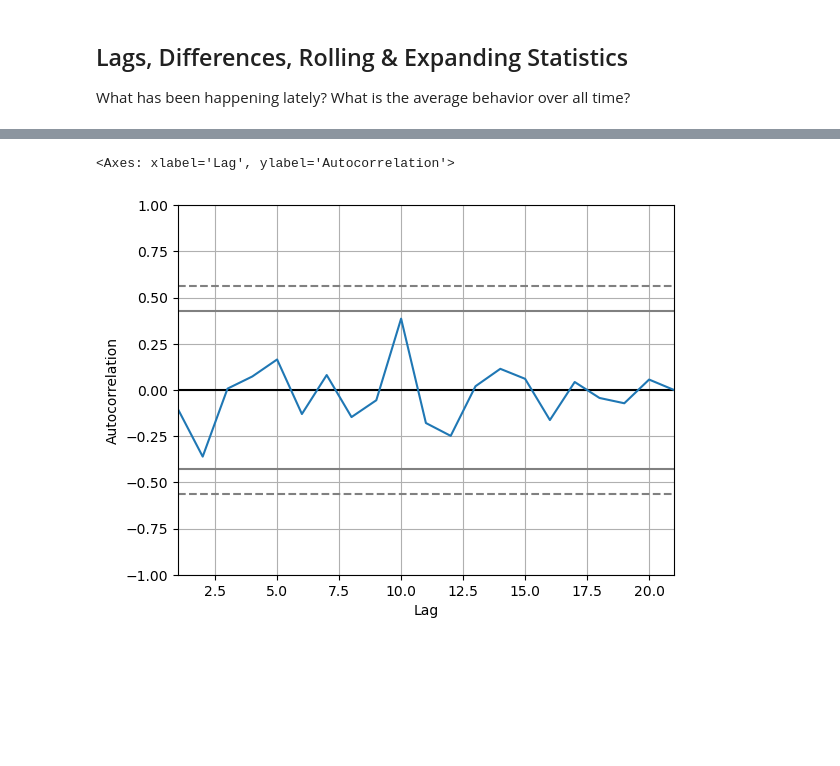
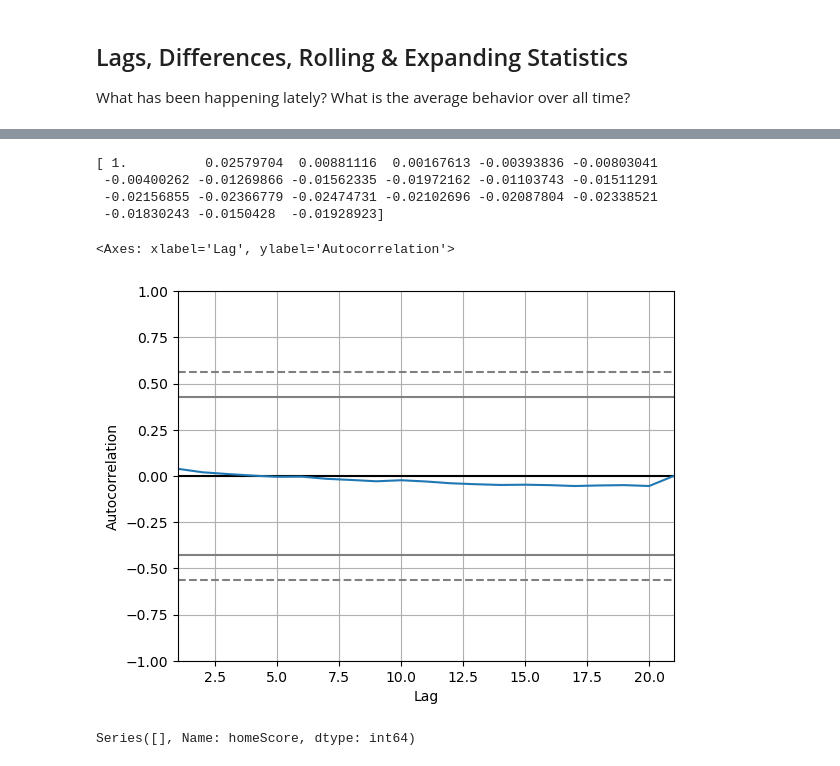
Before and after one commit to rhaswah/ds-tutorials, a Jupyter notebook: NBA_forecast_time_series/NBA_forecast.ipynb, the cells around one changed output, grey strips where cells are left out. Saved outputs shown, nothing was run; the diff lists cells and outputs as text; code cells hidden in the pictures; blank space fills up the shorter version.

```diff
--- a/NBA_forecast_time_series/NBA_forecast.ipynb
+++ b/NBA_forecast_time_series/NBA_forecast.ipynb
@@ -174,14 +190,37 @@ What has been happening lately? What is the average behavior over all time?
+# %%
+NLAGS = 20
+acf_rows = []
+
+for (team, season_id), game in df_games.groupby(['hometeamName', 'season_id']):
+    game = game.sort_values('game_date')
+
+    y = game['homeScore'].dropna().to_numpy()
+    if len(y) < NLAGS + 2:   # too short to estimate reliably
+        continue
+
+    vals = acf(y, nlags=NLAGS, fft=True)   # returns length NLAGS+1 including lag 0
+    acf_rows.append(vals)
+
+acf_mat = np.vstack(acf_rows)
+mean_acf = acf_mat.mean(axis=0)
+
+print(mean_acf)  # lag 0..NLAGS
+autocorrelation_plot(mean_acf)
+# %% [output]
+[ 1.          0.02579704  0.00881116  0.00167613 -0.00393836 -0.00803041
+ -0.00400262 -0.01269866 -0.01562335 -0.01972162 -0.01103743 -0.01511291
+ -0.02156855 -0.02366779 -0.02474731 -0.02102696 -0.02087804 -0.02338521
+ -0.01830243 -0.0150428  -0.01928923]
+<Axes: xlabel='Lag', ylabel='Autocorrelation'>
+[figure, added]
 # %%
-from statsmodels.tsa.stattools import acf
+team = "Chicago Bulls"
+season = 2022
 
-team = "Chicago Bulls"
-season = 22022
-
-series = (df_games[(df_games['team_name_home'] == team) & \
-          (df_games['season_id'] == season)].sort_values('game_date')['pts_home'])
-
-acf_vals = acf(series, nlags=20)
-autocorrelation_plot(acf_vals)
+series = (df_games[(df_games['hometeamName'] == team) & \
+          (df_games['season_id'] == season)].sort_values('game_date')['homeScore'])
+series
+# acf_vals = acf(series, nlags=20)
+# autocorrelation_plot(acf_vals)
 # %% [output]
-<Axes: xlabel='Lag', ylabel='Autocorrelation'>
+Series([], Name: homeScore, dtype: int64)
-[figure, removed]
```
Also changed, not shown: parts of 38 cells of this notebook, 1 other file.
